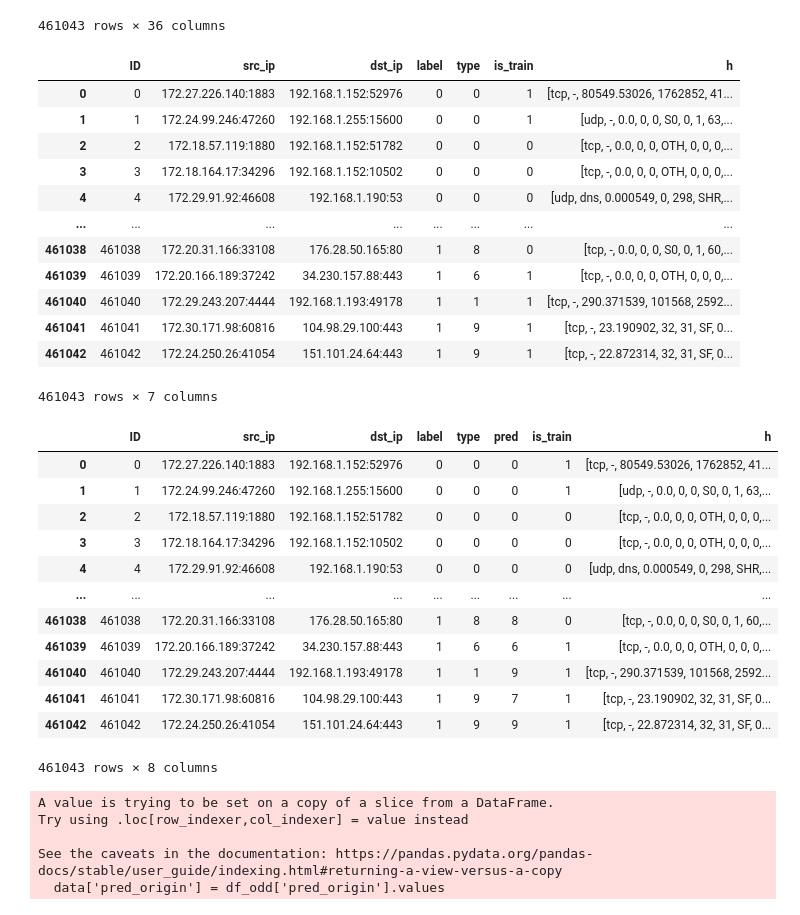
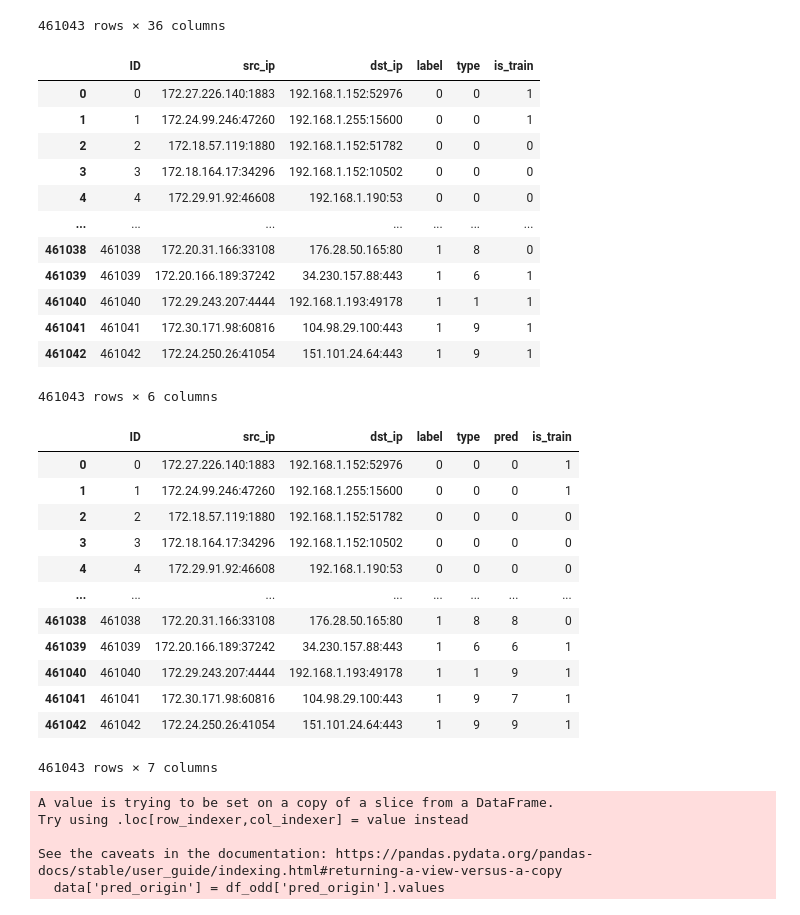
Before and after one commit to QishuoBai/XAI-GNN, a Jupyter notebook: Experiment/graphSAGE.ipynb, the cells around one changed output. Drawn from its saved outputs; the diff is of its cells as text; code cells hidden in the pictures.

```diff
--- a/Experiment/graphSAGE.ipynb
+++ b/Experiment/graphSAGE.ipynb
@@ -261,37 +261,38 @@ data
 norm_cols = list(data.columns)[3:-3]
 data['h'] = data[norm_cols].values.tolist()
 # %%
-data = data[['ID', 'src_ip', 'dst_ip', 'label', 'type', 'is_train', 'h']]
+# data = data[['ID', 'src_ip', 'dst_ip', 'label', 'type', 'is_train', 'h']]
+data = data[['ID', 'src_ip', 'dst_ip', 'label', 'type', 'is_train']]
 data
 # %% [output]
-|  | ID | src_ip | dst_ip | label | type | is_train | h |
-| 0 | 0 | 172.27.226.140:1883 | 192.168.1.152:52976 | 0 | 0 | 1 | [tcp, -, 80549.53026, 1762852, 41... |
-| 1 | 1 | 172.24.99.246:47260 | 192.168.1.255:15600 | 0 | 0 | 1 | [udp, -, 0.0, 0, 0, S0, 0, 1, 63,... |
-| 2 | 2 | 172.18.57.119:1880 | 192.168.1.152:51782 | 0 | 0 | 0 | [tcp, -, 0.0, 0, 0, OTH, 0, 0, 0,... |
-| 3 | 3 | 172.18.164.17:34296 | 192.168.1.152:10502 | 0 | 0 | 0 | [tcp, -, 0.0, 0, 0, OTH, 0, 0, 0,... |
-| 4 | 4 | 172.29.91.92:46608 | 192.168.1.190:53 | 0 | 0 | 0 | [udp, dns, 0.000549, 0, 298, SHR,... |
-| ... | ... | ... | ... | ... | ... | ... | ... |
-| 461038 | 461038 | 172.20.31.166:33108 | 176.28.50.165:80 | 1 | 8 | 0 | [tcp, -, 0.0, 0, 0, S0, 0, 1, 60,... |
-| 461039 | 461039 | 172.20.166.189:37242 | 34.230.157.88:443 | 1 | 6 | 1 | [tcp, -, 0.0, 0, 0, OTH, 0, 0, 0,... |
-| 461040 | 461040 | 172.29.243.207:4444 | 192.168.1.193:49178 | 1 | 1 | 1 | [tcp, -, 290.371539, 101568, 2592... |
-| 461041 | 461041 | 172.30.171.98:60816 | 104.98.29.100:443 | 1 | 9 | 1 | [tcp, -, 23.190902, 32, 31, SF, 0... |
-| 461042 | 461042 | 172.24.250.26:41054 | 151.101.24.64:443 | 1 | 9 | 1 | [tcp, -, 22.872314, 32, 31, SF, 0... |
+|  | ID | src_ip | dst_ip | label | type | is_train |
+| 0 | 0 | 172.27.226.140:1883 | 192.168.1.152:52976 | 0 | 0 | 1 |
+| 1 | 1 | 172.24.99.246:47260 | 192.168.1.255:15600 | 0 | 0 | 1 |
+| 2 | 2 | 172.18.57.119:1880 | 192.168.1.152:51782 | 0 | 0 | 0 |
+| 3 | 3 | 172.18.164.17:34296 | 192.168.1.152:10502 | 0 | 0 | 0 |
+| 4 | 4 | 172.29.91.92:46608 | 192.168.1.190:53 | 0 | 0 | 0 |
+| ... | ... | ... | ... | ... | ... | ... |
+| 461038 | 461038 | 172.20.31.166:33108 | 176.28.50.165:80 | 1 | 8 | 0 |
+| 461039 | 461039 | 172.20.166.189:37242 | 34.230.157.88:443 | 1 | 6 | 1 |
+| 461040 | 461040 | 172.29.243.207:4444 | 192.168.1.193:49178 | 1 | 1 | 1 |
+| 461041 | 461041 | 172.30.171.98:60816 | 104.98.29.100:443 | 1 | 9 | 1 |
+| 461042 | 461042 | 172.24.250.26:41054 | 151.101.24.64:443 | 1 | 9 | 1 |
-461043 rows × 7 columns
+461043 rows × 6 columns
 # %%
 data.insert(5, 'pred', df_odd['pred'].values)
 data
 # %% [output]
-|  | ID | src_ip | dst_ip | label | type | pred | is_train | h |
-| 0 | 0 | 172.27.226.140:1883 | 192.168.1.152:52976 | 0 | 0 | 0 | 1 | [tcp, -, 80549.53026, 1762852, 41... |
-| 1 | 1 | 172.24.99.246:47260 | 192.168.1.255:15600 | 0 | 0 | 0 | 1 | [udp, -, 0.0, 0, 0, S0, 0, 1, 63,... |
-| 2 | 2 | 172.18.57.119:1880 | 192.168.1.152:51782 | 0 | 0 | 0 | 0 | [tcp, -, 0.0, 0, 0, OTH, 0, 0, 0,... |
-| 3 | 3 | 172.18.164.17:34296 | 192.168.1.152:10502 | 0 | 0 | 0 | 0 | [tcp, -, 0.0, 0, 0, OTH, 0, 0, 0,... |
-| 4 | 4 | 172.29.91.92:46608 | 192.168.1.190:53 | 0 | 0 | 0 | 0 | [udp, dns, 0.000549, 0, 298, SHR,... |
-| ... | ... | ... | ... | ... | ... | ... | ... | ... |
-| 461038 | 461038 | 172.20.31.166:33108 | 176.28.50.165:80 | 1 | 8 | 8 | 0 | [tcp, -, 0.0, 0, 0, S0, 0, 1, 60,... |
-| 461039 | 461039 | 172.20.166.189:37242 | 34.230.157.88:443 | 1 | 6 | 6 | 1 | [tcp, -, 0.0, 0, 0, OTH, 0, 0, 0,... |
-| 461040 | 461040 | 172.29.243.207:4444 | 192.168.1.193:49178 | 1 | 1 | 9 | 1 | [tcp, -, 290.371539, 101568, 2592... |
-| 461041 | 461041 | 172.30.171.98:60816 | 104.98.29.100:443 | 1 | 9 | 7 | 1 | [tcp, -, 23.190902, 32, 31, SF, 0... |
-| 461042 | 461042 | 172.24.250.26:41054 | 151.101.24.64:443 | 1 | 9 | 9 | 1 | [tcp, -, 22.872314, 32, 31, SF, 0... |
+|  | ID | src_ip | dst_ip | label | type | pred | is_train |
+| 0 | 0 | 172.27.226.140:1883 | 192.168.1.152:52976 | 0 | 0 | 0 | 1 |
+| 1 | 1 | 172.24.99.246:47260 | 192.168.1.255:15600 | 0 | 0 | 0 | 1 |
+| 2 | 2 | 172.18.57.119:1880 | 192.168.1.152:51782 | 0 | 0 | 0 | 0 |
+| 3 | 3 | 172.18.164.17:34296 | 192.168.1.152:10502 | 0 | 0 | 0 | 0 |
+| 4 | 4 | 172.29.91.92:46608 | 192.168.1.190:53 | 0 | 0 | 0 | 0 |
+| ... | ... | ... | ... | ... | ... | ... | ... |
+| 461038 | 461038 | 172.20.31.166:33108 | 176.28.50.165:80 | 1 | 8 | 8 | 0 |
+| 461039 | 461039 | 172.20.166.189:37242 | 34.230.157.88:443 | 1 | 6 | 6 | 1 |
+| 461040 | 461040 | 172.29.243.207:4444 | 192.168.1.193:49178 | 1 | 1 | 9 | 1 |
+| 461041 | 461041 | 172.30.171.98:60816 | 104.98.29.100:443 | 1 | 9 | 7 | 1 |
+| 461042 | 461042 | 172.24.250.26:41054 | 151.101.24.64:443 | 1 | 9 | 9 | 1 |
-461043 rows × 8 columns
+461043 rows × 7 columns
 # %%
```
Also changed, not shown: parts of 1 cell of this notebook, 3 other files.
